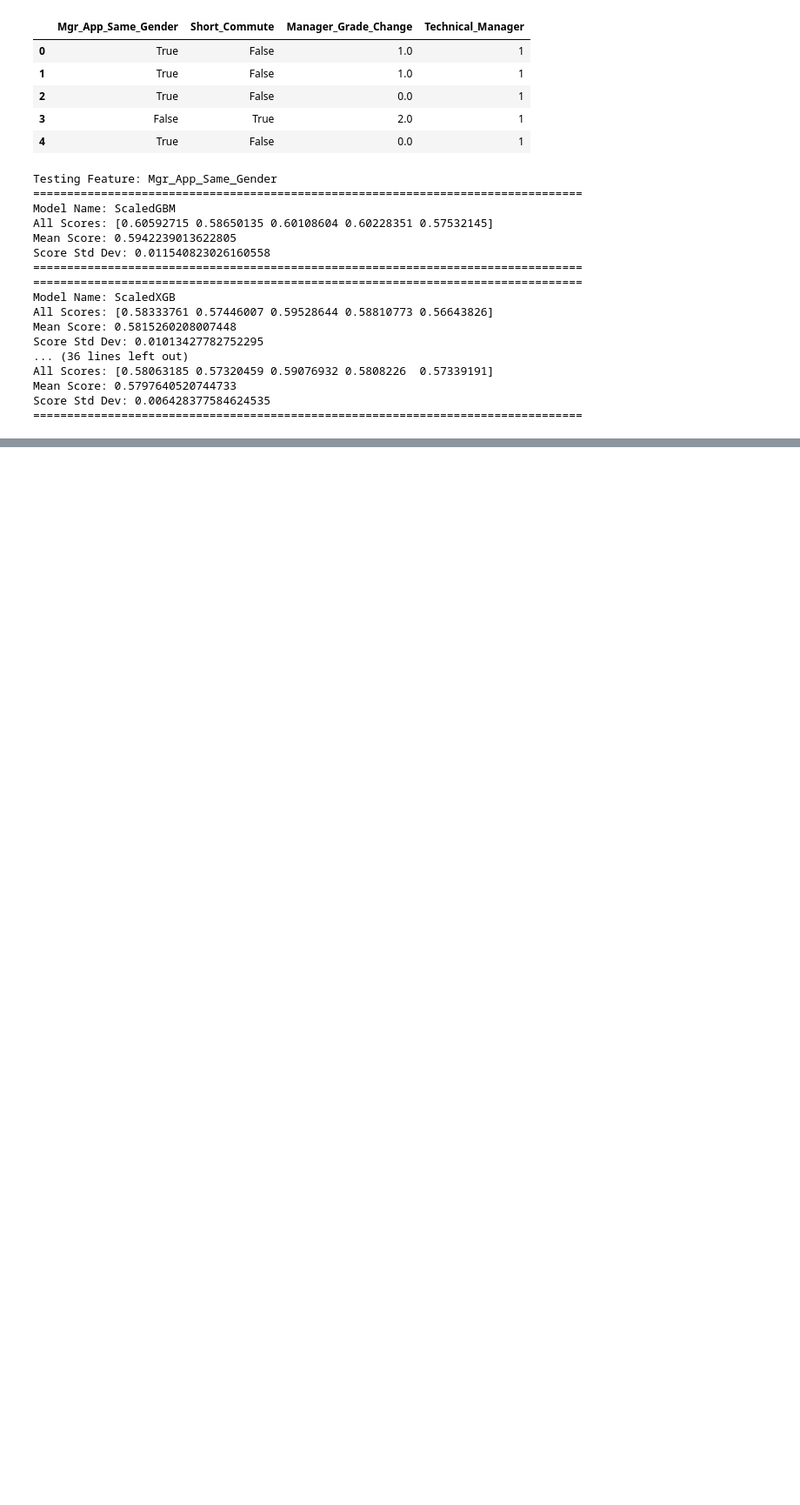
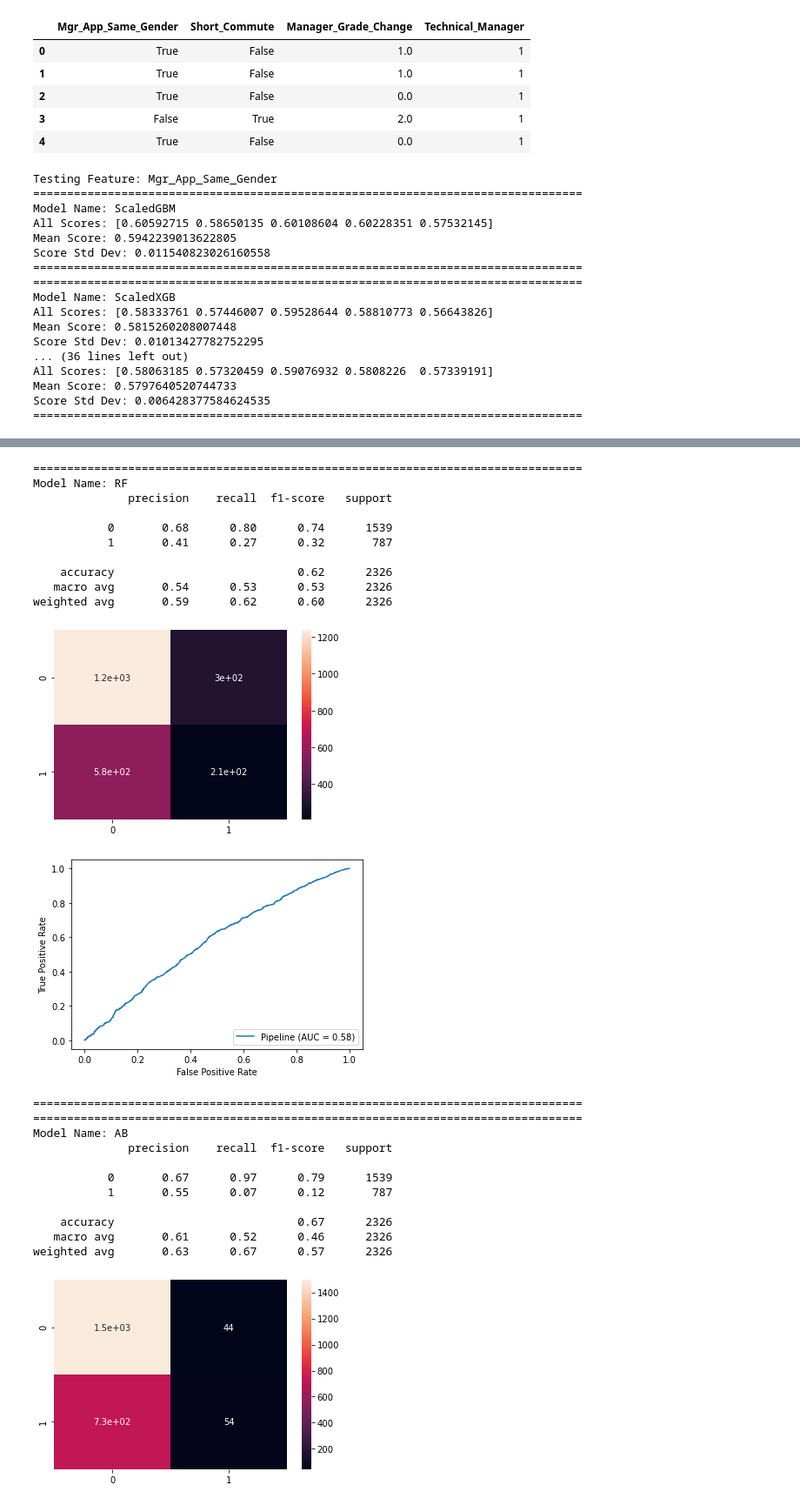
Before and after one commit to mattlegro/Fractal-Training-Capstone, a Jupyter notebook: EDA.ipynb, the cells around one changed output, grey strips where cells are left out. Shown at 87% size. Drawn from its saved outputs; the diff is of its cells as text; code cells hidden in the pictures; blank space fills up the shorter version.

```diff
--- a/EDA.ipynb
+++ b/EDA.ipynb
@@ -1077,0 +1247,27 @@ Score Std Dev: 0.006428377584624535
+# %%
+evaluate_models(ensemble_models, train_NaNless_preds, train_NaNless_targ)
+# %% [output]
+=================================================================================
+Model Name: RF
+              precision    recall  f1-score   support
+
+           0       0.68      0.80      0.74      1539
+           1       0.41      0.27      0.32       787
+
+    accuracy                           0.62      2326
+   macro avg       0.54      0.53      0.53      2326
+weighted avg       0.59      0.62      0.60      2326
+[figure, added]
+[figure, added]
+=================================================================================
+=================================================================================
+Model Name: AB
+              precision    recall  f1-score   support
+
+           0       0.67      0.97      0.79      1539
+           1       0.55      0.07      0.12       787
+
+    accuracy                           0.67      2326
+   macro avg       0.61      0.52      0.46      2326
+weighted avg       0.63      0.67      0.57      2326
+[figure, added]
```
Also changed, not shown: parts of 43 cells of this notebook.
